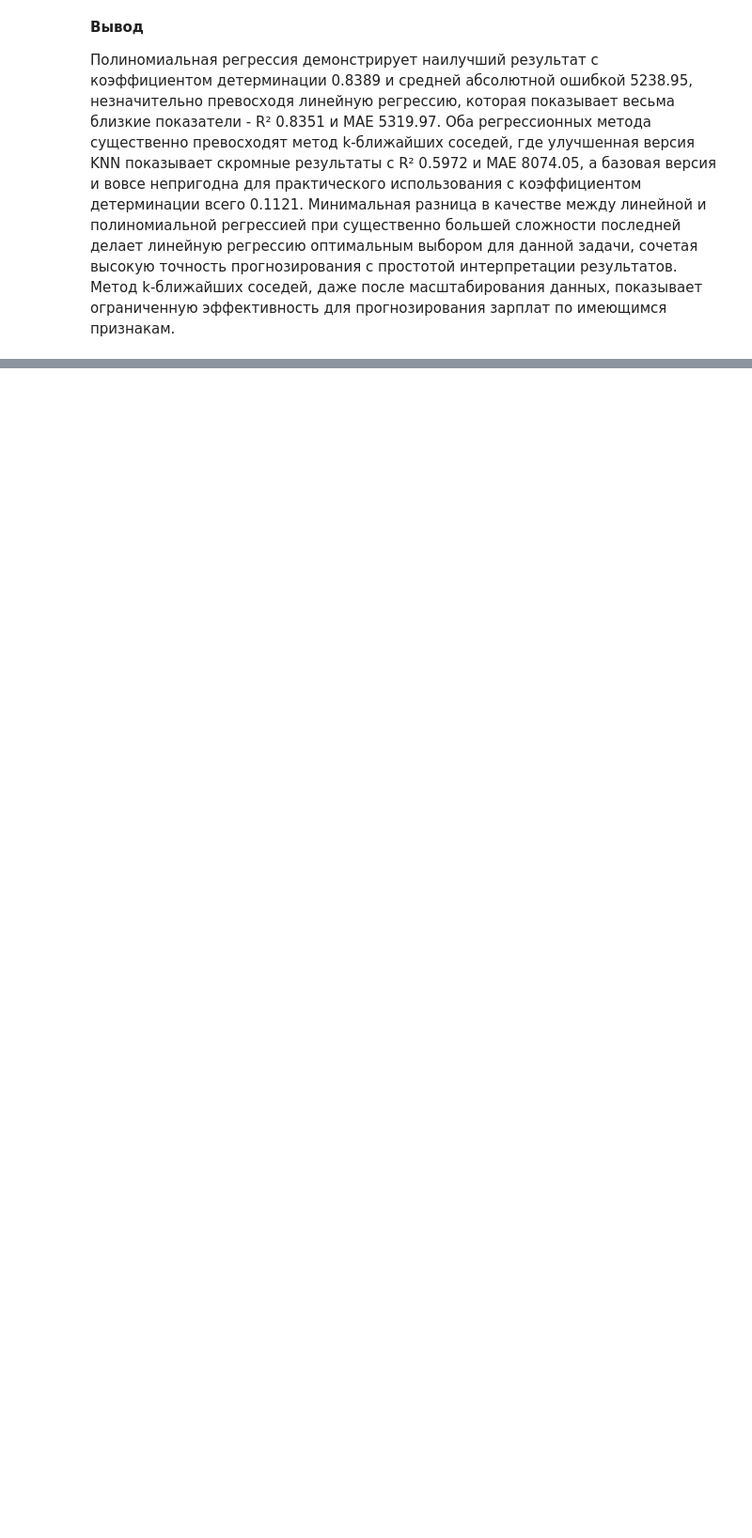
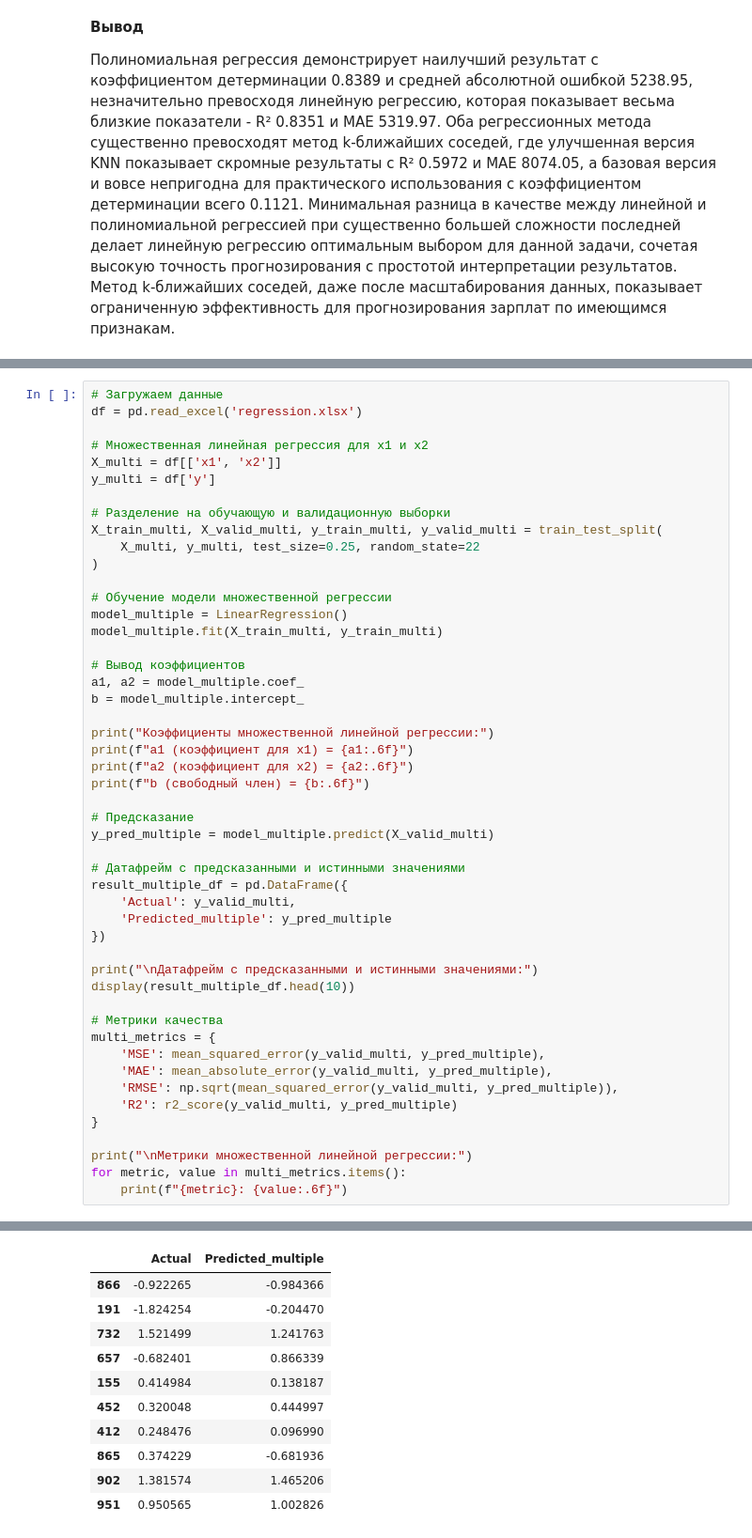
Before and after one commit to 2daysha/-, a Jupyter notebook: ЛР3_Винаева_6.ipynb, the cells around one changed output, grey strips where cells are left out. Shown at 94% size. Drawn from its saved outputs; the diff is of its cells as text; blank space fills up the shorter version.

```diff
--- a/ЛР3_Винаева_6.ipynb
+++ b/ЛР3_Винаева_6.ipynb
@@ -1056,0 +1280,50 @@ plt.show()
+# %%
+# Загружаем данные
+df = pd.read_excel('regression.xlsx')
+
+# Множественная линейная регрессия для x1 и x2
+X_multi = df[['x1', 'x2']]
+y_multi = df['y']
+
+# Разделение на обучающую и валидационную выборки
+X_train_multi, X_valid_multi, y_train_multi, y_valid_multi = train_test_split(
+    X_multi, y_multi, test_size=0.25, random_state=22
+)
+
+# Обучение модели множественной регрессии
+model_multiple = LinearRegression()
+model_multiple.fit(X_train_multi, y_train_multi)
+
+# Вывод коэффициентов
+a1, a2 = model_multiple.coef_
+b = model_multiple.intercept_
+
+print("Коэффициенты множественной линейной регрессии:")
+print(f"a1 (коэффициент для x1) = {a1:.6f}")
+print(f"a2 (коэффициент для x2) = {a2:.6f}")
+print(f"b (свободный член) = {b:.6f}")
+
+# Предсказание
+y_pred_multiple = model_multiple.predict(X_valid_multi)
+
+# Датафрейм с предсказанными и истинными значениями
+result_multiple_df = pd.DataFrame({
+    'Actual': y_valid_multi,
+    'Predicted_multiple': y_pred_multiple
+})
+
+print("\nДатафрейм с предсказанными и истинными значениями:")
+display(result_multiple_df.head(10))
+
+# Метрики качества
+multi_metrics = {
+    'MSE': mean_squared_error(y_valid_multi, y_pred_multiple),
+    'MAE': mean_absolute_error(y_valid_multi, y_pred_multiple),
+    'RMSE': np.sqrt(mean_squared_error(y_valid_multi, y_pred_multiple)),
+    'R2': r2_score(y_valid_multi, y_pred_multiple)
+}
+
+print("\nМетрики множественной линейной регрессии:")
+for metric, value in multi_metrics.items():
+    print(f"{metric}: {value:.6f}")
+# %% [output]
@@ -1056,0 +1336,11 @@ plt.show()
+|  | Actual | Predicted_multiple |
+| 866 | -0.922265 | -0.984366 |
+| 191 | -1.824254 | -0.204470 |
+| 732 | 1.521499 | 1.241763 |
+| 657 | -0.682401 | 0.866339 |
+| 155 | 0.414984 | 0.138187 |
+| 452 | 0.320048 | 0.444997 |
+| 412 | 0.248476 | 0.096990 |
+| 865 | 0.374229 | -0.681936 |
+| 902 | 1.381574 | 1.465206 |
+| 951 | 0.950565 | 1.002826 |
```
Also changed, not shown: parts of 23 cells of this notebook.
